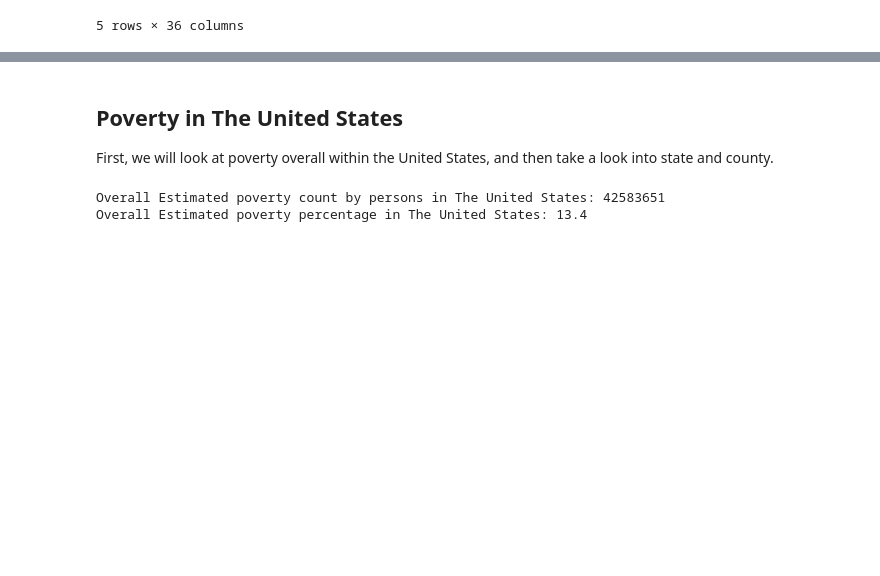
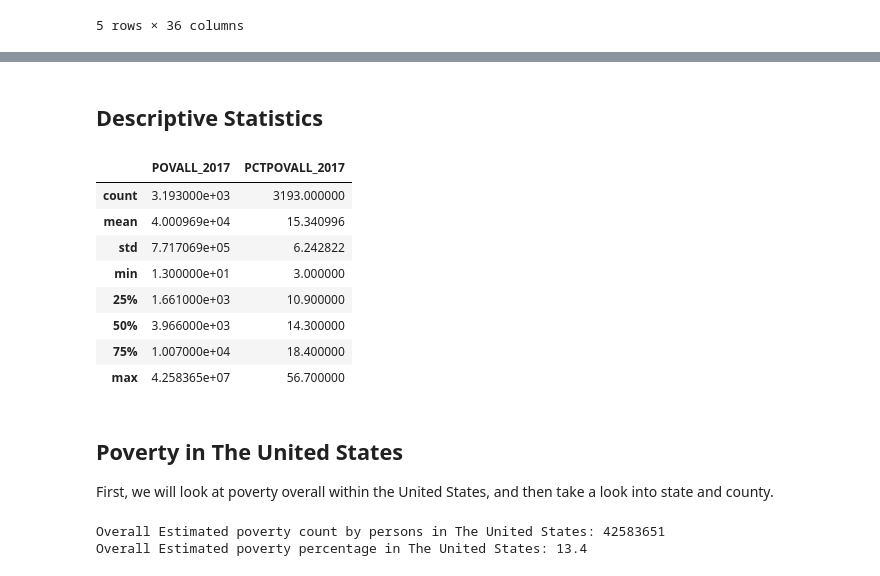
Before and after one commit to peacelovingng/data-science-portfolio, a Jupyter notebook: Poverty 2017/Poverty in The United States_2017.ipynb, the cells around one changed output, grey strips where cells are left out. Cells and saved outputs as stored; diff of their text form; code cells hidden in the pictures; blank space fills up the shorter version.

```diff
--- a/Poverty 2017/Poverty in The United States_2017.ipynb
+++ b/Poverty 2017/Poverty in The United States_2017.ipynb
@@ -53,3 +96,18 @@ pov.head(5)
+# %% [markdown]
+## Descriptive Statistics
+# %%
+#Descriptive Statistics
+pov[['POVALL_2017', 'PCTPOVALL_2017']].describe()
+# %% [output]
+|  | POVALL_2017 | PCTPOVALL_2017 |
+| count | 3.193000e+03 | 3193.000000 |
+| mean | 4.000969e+04 | 15.340996 |
+| std | 7.717069e+05 | 6.242822 |
+| min | 1.300000e+01 | 3.000000 |
+| 25% | 1.661000e+03 | 10.900000 |
+| 50% | 3.966000e+03 | 14.300000 |
+| 75% | 1.007000e+04 | 18.400000 |
+| max | 4.258365e+07 | 56.700000 |
 # %% [markdown]
 ## Poverty in The United States
 
```
Also changed, not shown: parts of 9 cells of this notebook.
